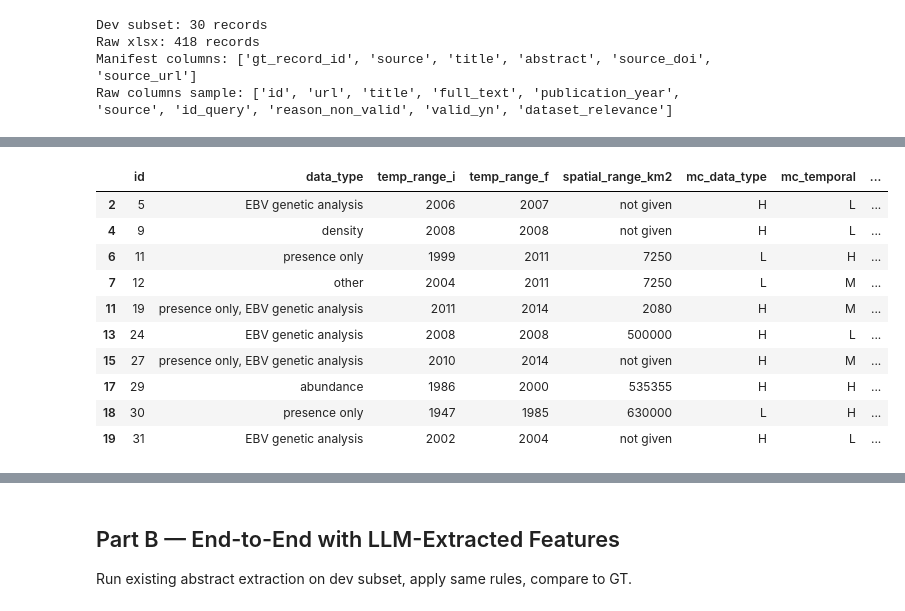
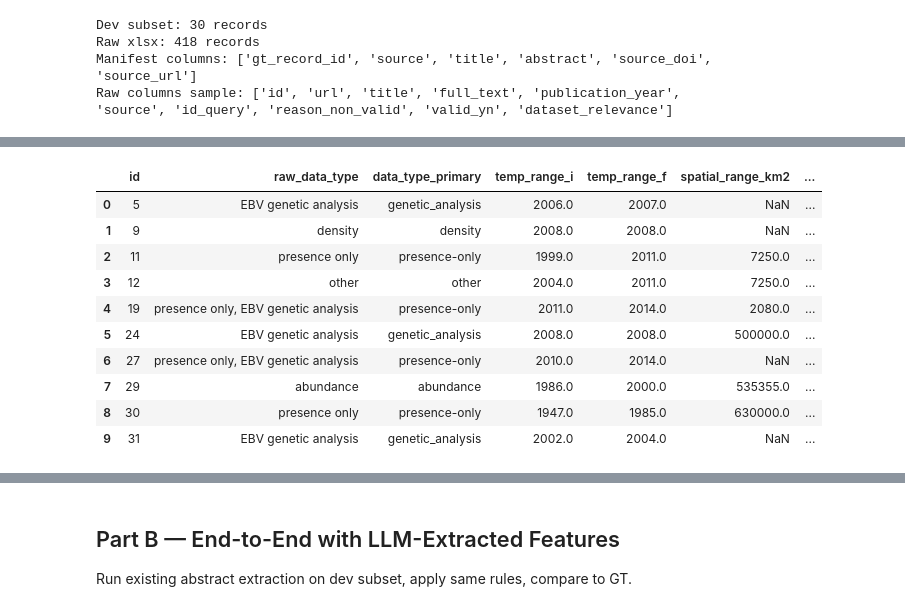
Before and after one commit to BiodiversiteQuebec/llm_metadata, a Jupyter notebook: notebooks/relevance_mechanistic.ipynb, the cells around one changed output, grey strips where cells are left out. Drawn from its saved outputs; the diff is of its cells as text; code cells hidden in the pictures.

```diff
--- a/notebooks/relevance_mechanistic.ipynb
+++ b/notebooks/relevance_mechanistic.ipynb
@@ -72,0 +85,28 @@ Name: count, dtype: int64
+# %%
+normalization_fields = [
+    "data_type", "temp_range_i", "temp_range_f", "spatial_range_km2",
+    "multispecies", "threatened_species", "new_species_science",
+    "new_species_region", "bias_north_south"
+]
+
+normalized_rows = []
+for _, row in eval_df.iterrows():
+    payload = {field: row.get(field) for field in normalization_fields}
+    model = DatasetFeaturesNormalized.model_validate(payload)
+    normalized = model.model_dump(mode="python")
+    normalized["id"] = row["id"]
+    normalized["raw_data_type"] = row.get("data_type")
+    normalized["data_type_primary"] = normalized["data_type"][0] if normalized.get("data_type") else None
+    normalized_rows.append(normalized)
+
+normalized_df = pd.DataFrame(normalized_rows)
+keep_gt_cols = [column for column in eval_df.columns if column not in normalization_fields]
+eval_df = eval_df[keep_gt_cols].merge(normalized_df, on="id", how="left")
+
+print(f"Normalized records: {len(normalized_df)}")
+print("Normalization preview:")
+preview_cols = [
+    "id", "raw_data_type", "data_type", "data_type_primary",
+    "temp_range_i", "temp_range_f", "spatial_range_km2", "multispecies"
+]
+eval_df[preview_cols].head(5)
@@ -281,22 +362,25 @@ GT relevance: M
 # %%
 # Apply rules to GT features
 results = eval_df.apply(classify_relevance, axis=1, result_type="expand")
 eval_df_a = eval_df.join(results)
 
 # Display sample
-display_cols = ["id", "data_type", "temp_range_i", "temp_range_f", "spatial_range_km2",
-                "mc_data_type", "mc_temporal", "mc_spatial", "mc_relevance", "pred_relevance", "gt_relevance"]
+display_cols = [
+    "id", "raw_data_type", "data_type_primary", "temp_range_i", "temp_range_f", "spatial_range_km2",
+    "mc_data_type", "mc_temporal", "mc_spatial", "mc_relevance", "pred_relevance",
+    "gt_relevance", "human_relevance"
+]
 available = [c for c in display_cols if c in eval_df_a.columns]
 eval_df_a[available].head(10)
 # %% [output]
-|  | id | data_type | temp_range_i | temp_range_f | spatial_range_km2 | mc_data_type | mc_temporal | ... |
-| 2 | 5 | EBV genetic analysis | 2006 | 2007 | not given | H | L | ... |
-| 4 | 9 | density | 2008 | 2008 | not given | H | L | ... |
-| 6 | 11 | presence only | 1999 | 2011 | 7250 | L | H | ... |
-| 7 | 12 | other | 2004 | 2011 | 7250 | L | M | ... |
-| 11 | 19 | presence only, EBV genetic analysis | 2011 | 2014 | 2080 | H | M | ... |
-| 13 | 24 | EBV genetic analysis | 2008 | 2008 | 500000 | H | L | ... |
-| 15 | 27 | presence only, EBV genetic analysis | 2010 | 2014 | not given | H | M | ... |
-| 17 | 29 | abundance | 1986 | 2000 | 535355 | H | H | ... |
-| 18 | 30 | presence only | 1947 | 1985 | 630000 | L | H | ... |
-| 19 | 31 | EBV genetic analysis | 2002 | 2004 | not given | H | L | ... |
+|  | id | raw_data_type | data_type_primary | temp_range_i | temp_range_f | spatial_range_km2 | ... |
+| 0 | 5 | EBV genetic analysis | genetic_analysis | 2006.0 | 2007.0 | NaN | ... |
+| 1 | 9 | density | density | 2008.0 | 2008.0 | NaN | ... |
+| 2 | 11 | presence only | presence-only | 1999.0 | 2011.0 | 7250.0 | ... |
+| 3 | 12 | other | other | 2004.0 | 2011.0 | 7250.0 | ... |
+| 4 | 19 | presence only, EBV genetic analysis | presence-only | 2011.0 | 2014.0 | 2080.0 | ... |
+| 5 | 24 | EBV genetic analysis | genetic_analysis | 2008.0 | 2008.0 | 500000.0 | ... |
+| 6 | 27 | presence only, EBV genetic analysis | presence-only | 2010.0 | 2014.0 | NaN | ... |
+| 7 | 29 | abundance | abundance | 1986.0 | 2000.0 | 535355.0 | ... |
+| 8 | 30 | presence only | presence-only | 1947.0 | 1985.0 | 630000.0 | ... |
+| 9 | 31 | EBV genetic analysis | genetic_analysis | 2002.0 | 2004.0 | NaN | ... |
```
Also changed, not shown: parts of 21 cells of this notebook, 4 other files.
